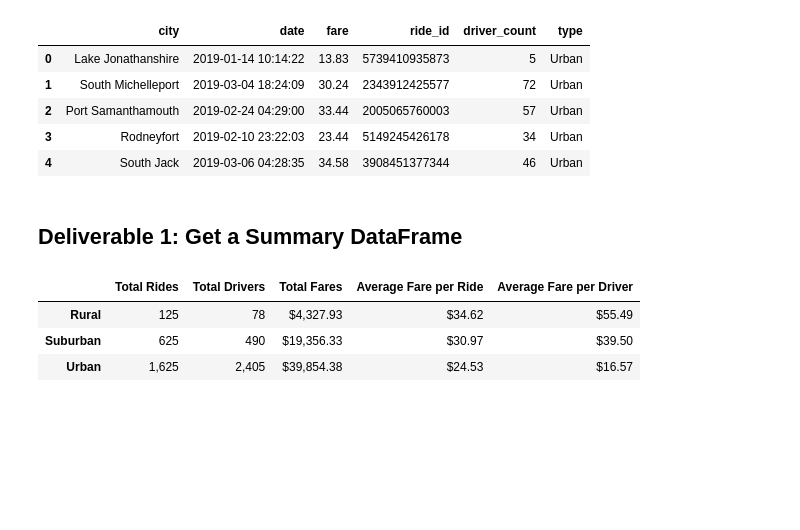
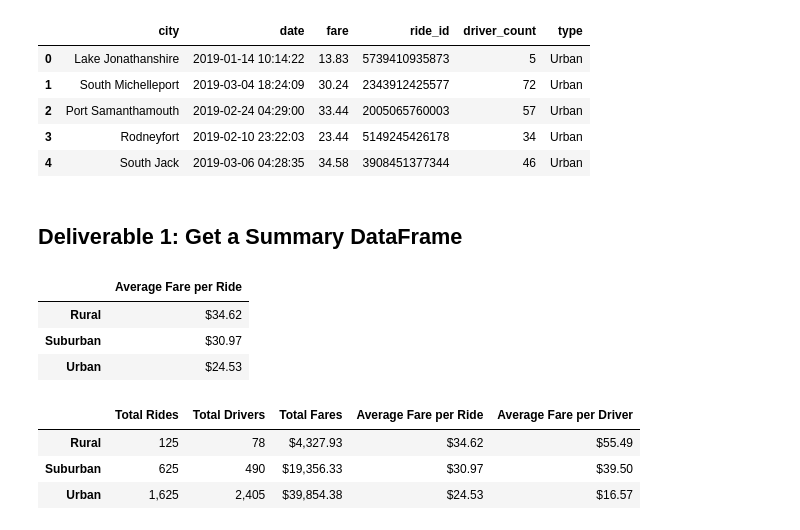
Before and after one commit to PopeScooby/PyBer_Analysis, a Jupyter notebook: analysis/PyBer_Challenge.ipynb, the cells around one changed output. Saved outputs shown, nothing was run; the diff lists cells and outputs as text; code cells hidden in the pictures; blank space fills up the shorter version.

```diff
--- a/analysis/PyBer_Challenge.ipynb
+++ b/analysis/PyBer_Challenge.ipynb
@@ -60,6 +60,13 @@ pyber_summary_df = pd.DataFrame({
 # %%
 #  7. Cleaning up the DataFrame. Delete the index name
 pyber_summary_df.index.name = None
+# %%
+pd.DataFrame(pyber_summary_df["Average Fare per Ride"])
+# %% [output]
+|  | Average Fare per Ride |
+| Rural | $34.62 |
+| Suburban | $30.97 |
+| Urban | $24.53 |
 # %%
 #  8. Format the columns.
 pyber_summary_df["Total Rides"] = pyber_summary_df["Total Rides"].map("{:,}".format)
```
Also changed, not shown: parts of 6 cells of this notebook, 3 other files.
